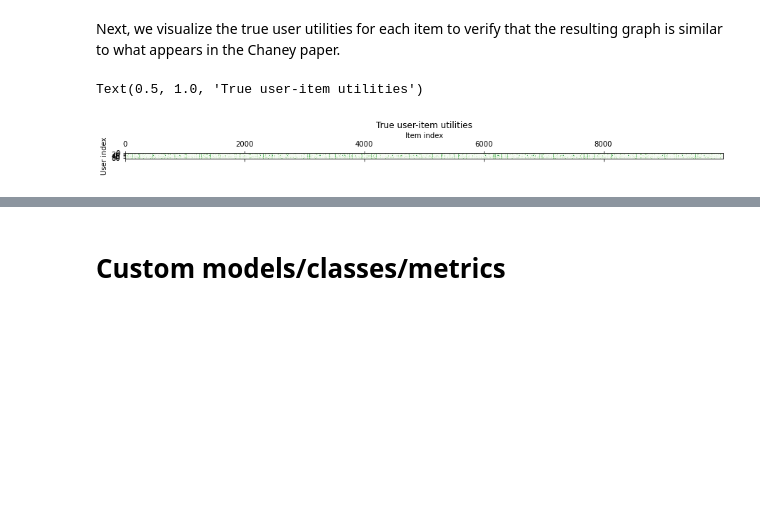
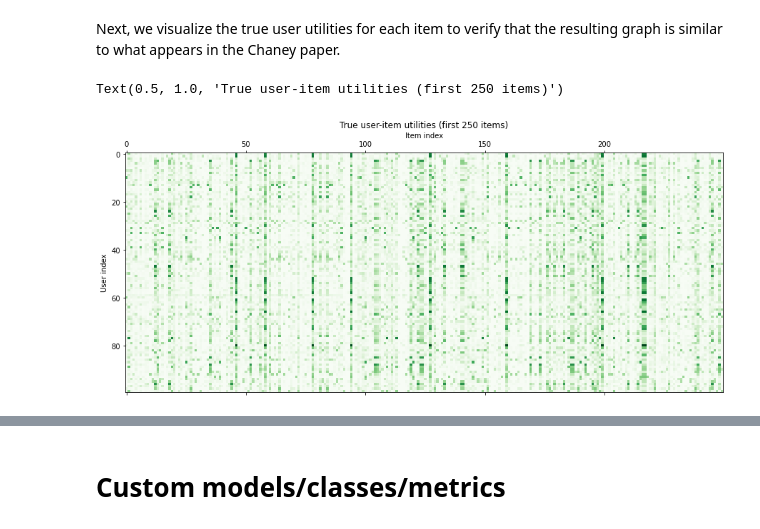
Before and after one commit to sunnymatt/t-recs-experiments, a Jupyter notebook: notebooks/chaney_replication.ipynb, the cells around one changed output, grey strips where cells are left out. Drawn from its saved outputs; the diff is of its cells as text; code cells hidden in the pictures; blank space fills up the shorter version.

```diff
--- a/notebooks/chaney_replication.ipynb
+++ b/notebooks/chaney_replication.ipynb
@@ -12,4 +12,14 @@ N.B. This notebook is tested for the `interleave_system` branch of `t-recs` as o
 # Generate synthetic data
 # %% [markdown]
 First, we generate all the user / item data that will be used in each of our simulations (including the social network, which is used in the social filtering model). All parameters are from the Chaney et al. paper (see https://arxiv.org/pdf/1710.11214.pdf).
+# %%
+# Define global constants that apply to all simulations
+
+# random seed
+GENERATOR = np.random.default_rng(1234)
+# parameters from section 5 of paper
+NUM_USERS = 100
+NUM_ITEMS = 10000
+NUM_ATTRS = 20
+NUM_SIMS = 30
 # %%
@@ -102,14 +98,14 @@ print(known_utils[0].shape)
 Next, we visualize the true user utilities for each item  to verify that the resulting graph is similar to what appears in the Chaney paper.
 # %%
 fig, ax = plt.subplots(figsize=(15,10))
-ax.matshow(true_utilities[0], cmap='Greens')
+ax.matshow(true_utils[0][:, :250], cmap='Greens')
 ax.set_xlabel('Item index')
 ax.xaxis.set_label_position('top')
 ax.set_ylabel('User index')
-ax.set_title("True user-item utilities")
+ax.set_title("True user-item utilities (first 250 items)")
 # this seems reasonably sparse and matches the picture in the Chaney paper! let's proceed
 # %% [output]
-Text(0.5, 1.0, 'True user-item utilities')
+Text(0.5, 1.0, 'True user-item utilities (first 250 items)')
-[figure, old version]
+[figure, new version]
 # %%
 fig, ax = plt.subplots(figsize=(15,10))
```
Also changed, not shown: parts of 32 cells of this notebook.
